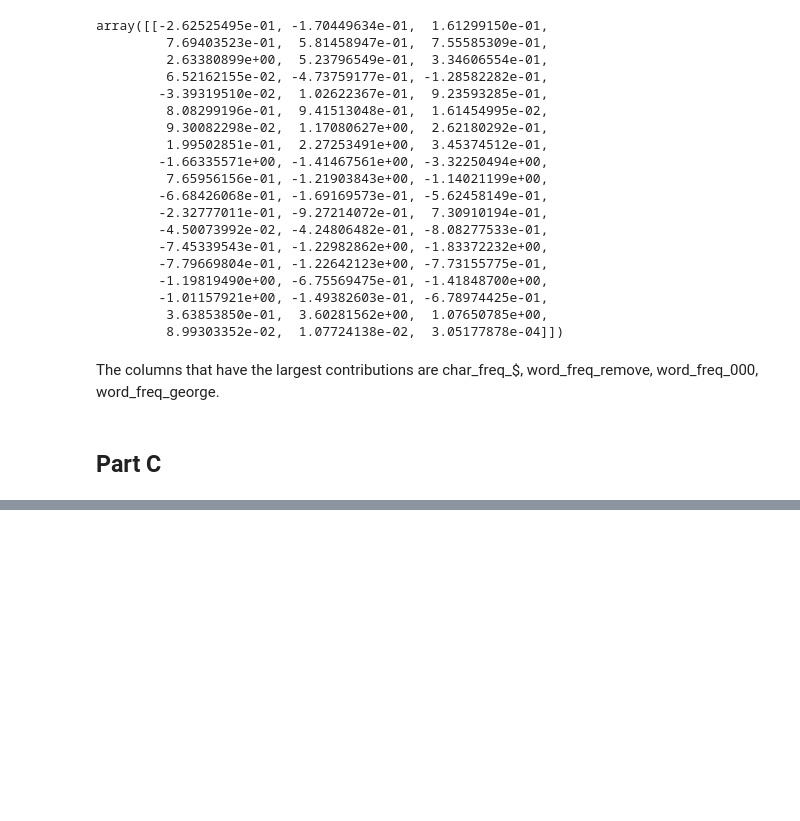
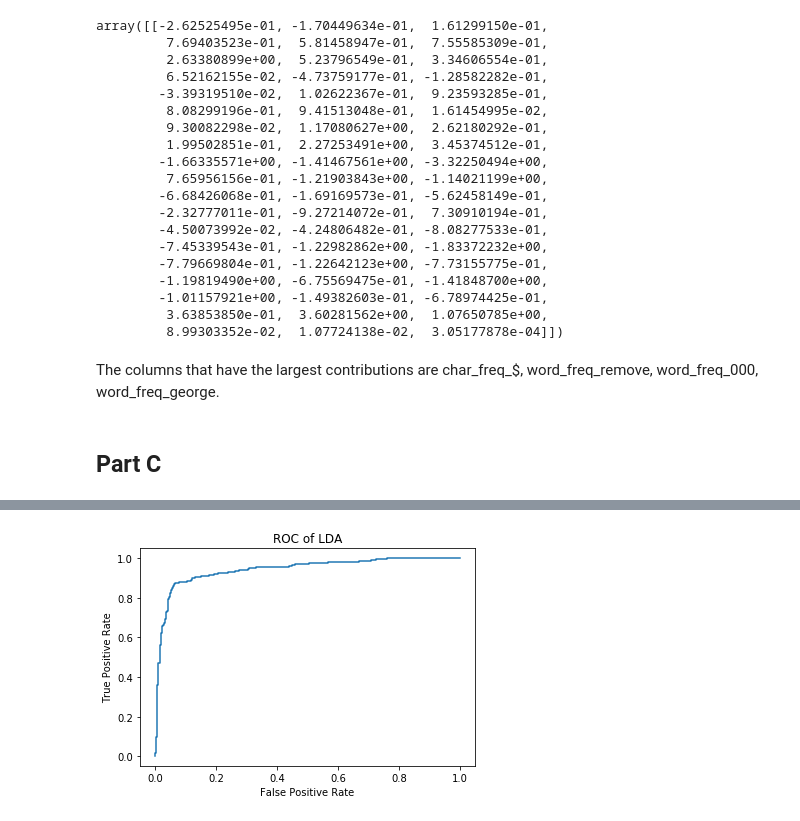
Before and after one commit to snallapa/machine-learning, a Jupyter notebook: hw2/hw2.ipynb, the cells around one changed output, grey strips where cells are left out. Cells and saved outputs as stored; diff of their text form; code cells hidden in the pictures; blank space fills up the shorter version.

```diff
--- a/hw2/hw2.ipynb
+++ b/hw2/hw2.ipynb
@@ -71,0 +104,12 @@ The columns that have the largest contributions are char_freq_$, word_freq_remov
+# %%
+from sklearn.neighbors import KNeighborsClassifier
+from sklearn.discriminant_analysis import LinearDiscriminantAnalysis
+from sklearn.tree import DecisionTreeClassifier
+ks = [i for i in range(2,15)]
+accuracy = []
+for k in ks:
+    knn = KNeighborsClassifier(n_neighbors=k)
+    knn.fit(X,y)
+    accuracy.append(knn.score(X_test, y_true))
+for i in range(len(ks)):
+    print("K:", ks[i], "Accuracy:", accuracy[i], "Error:",1-accuracy[i])
@@ -71,0 +132,13 @@ The columns that have the largest contributions are char_freq_$, word_freq_remov
+# %%
+knn = KNeighborsClassifier(n_neighbors=3)
+lda = LinearDiscriminantAnalysis()
+decisionTree = DecisionTreeClassifier(random_state=0)
+knn.fit(X,y)
+lda.fit(X,y)
+decisionTree.fit(X,y)
+accuracyLR = model.score(X_test, y_true)
+accuracyLDA = lda.score(X_test, y_true)
+accuracyKnn = knn.score(X_test, y_true)
+accuracyDecision = decisionTree.score(X_test, y_true)
+print("Logistic Regression Accuracy:",accuracyLR, "LDA Accuracy:", accuracyLDA, "Knn k=3 Accuracy:", accuracyKnn, "Decision Tree Accuracy", accuracyDecision)
+print("Logistic Regression Error", 1 - accuracyLR,"LDA Error:", 1 - accuracyLDA, "Knn k=3 Error:", 1 - accuracyKnn, "Decision Tree Error", 1 - accuracyDecision)
@@ -71,0 +162,9 @@ The columns that have the largest contributions are char_freq_$, word_freq_remov
+# %%
+fpr, tpr, _ = roc_curve(y_true, lda.predict_proba(X_test)[:,1])
+plt.plot(fpr, tpr)
+plt.xlabel('False Positive Rate')
+plt.ylabel('True Positive Rate')
+plt.title('ROC of LDA')
+plt.show()
+# %% [output]
+[figure, added]
```
Also changed, not shown: parts of 17 cells of this notebook.
